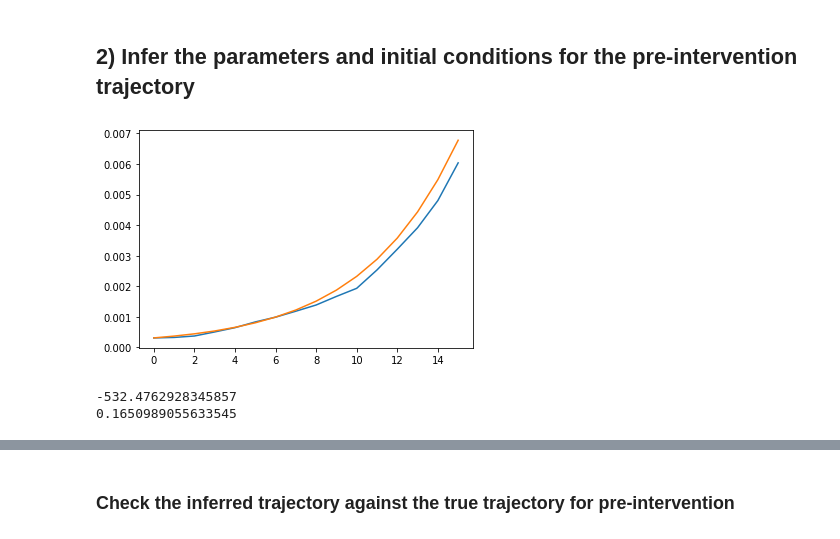
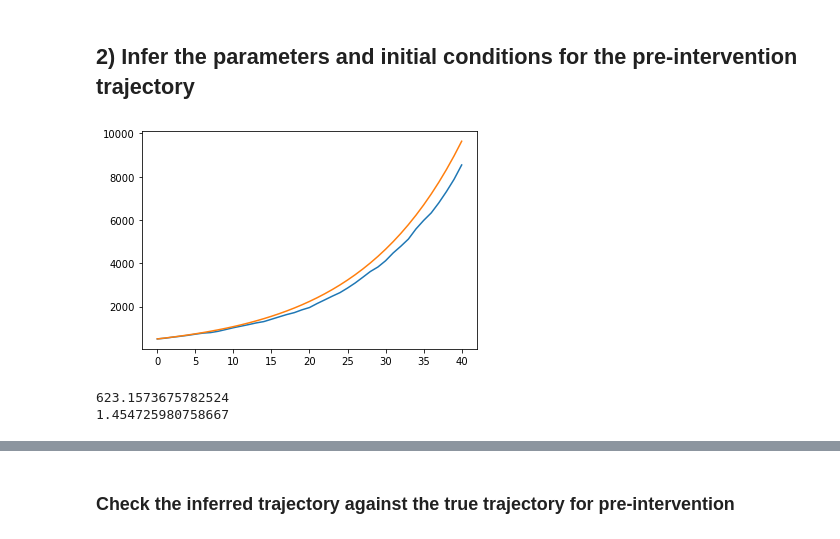
Before and after one commit to rajeshrinet/pyross, a Jupyter notebook: examples/inference/ex13_calibration_latent_SIR.ipynb, the cells around one changed output, grey strips where cells are left out. Drawn from its saved outputs; the diff is of its cells as text; code cells hidden in the pictures.

```diff
--- a/examples/inference/ex13_calibration_latent_SIR.ipynb
+++ b/examples/inference/ex13_calibration_latent_SIR.ipynb
@@ -72,6 +72,4 @@ for i in range(M):
         CS[i,j] = np.sum( CS0[i1:i1+4, j1:j1+4] )/Ni[i]
         CO[i,j] = np.sum( CO0[i1:i1+4, j1:j1+4] )/Ni[i]
 
-# rescale the population
-N /= 5e2
-Ni = N*fi
+print(N)
@@ -108,18 +104,24 @@ plt.show()
 # %%
-beta  = 0.04      # contact rate parameter
+beta  = 0.02      # contact rate parameter
 gIa   = 1./7            # recovery rate of asymptomatic infectives
 gIs   = 1./7            # recovery rate of symptomatic infectives
 alpha = 0.2              # asymptomatic fraction
-fsa   = 0.8               # suppresion of contact by symptomatics
+fsa   = 1               # suppresion of contact by symptomatics
 
 
 # initial conditions
-Is0 = np.ones(M)*10
-Ia0 = np.ones((M))*2
+Is0 = np.zeros(M)
+Is0[1] = 10
+Ia0 = np.zeros((M))
 R0  = np.zeros((M))
 S0  = Ni - (Ia0 + Is0 + R0)
 
 # contact matrix
+width = 10
+loc = T_intervention
+aW_f = 0.9
+aS_f = 0.8
+aO_f = 0.8
 contactMatrix = generator.intervention_custom_temporal(intervention_fun,
                                                        width=width, loc=loc,
                                                        aW_f=aW_f, aS_f=aS_f, aO_f=aO_f)
@@ -128,8 +130,8 @@ parameters = {'alpha':alpha,'beta':beta, 'gIa':gIa,'gIs':gIs,'fsa':fsa}
 model = pyross.stochastic.SIR(parameters, M, Ni)
 
 # start simulation
-Tf=100;  Nf=Tf+1
-data=model.simulate(S0, Ia0, Is0, contactMatrix, Tf, Nf)
+Tf=600;  Nf=Tf+1
+data=model.simulate(S0, Ia0, Is0, contactMatrix, Tf, Nf, method='tau-leaping')
 np.save('cal_lat_SIR_traj.npy', data['X'])
 # %%
 # plot the number of infected people
@@ -148,49 +150,42 @@ plt.show()
 # %% [markdown]
 ## 2) Infer the parameters and initial conditions for the pre-intervention trajectory
 # %%
-Tf_initial = 15 # truncate to only getting the pre-intervention trajectory
+N_start = 50
+Tf_initial = 40 # truncate to only getting the pre-intervention trajectory
 Nf_initial = Tf_initial+1
 
 x = (np.load('cal_lat_SIR_traj.npy')).astype('float')
-x = (x/N)[:Nf_initial]
+x = x[N_start:N_start+Nf_initial]
 
 # a filter that yields the Is only
 fltr = np.kron([0, 0, 1],np.identity(M))
 obs=np.einsum('ij,kj->ki', fltr, x)
 x0 = x[0]
 
-steps = 8 # number of steps
-estimator = pyross.inference.SIR(parameters, M, fi, int(N), steps)
+steps = 4 # number of steps
+estimator = pyross.inference.SIR(parameters, M, Ni, 1, steps)
 
 # Check the deterministic simulation against stochstic simulations with the same parameters and initial conditons
 # They are likely to be different due to the inherent stochasticity of the model
-contactMatrix = generator.intervention_custom_temporal(intervention_fun,
-                                                       width=width, loc=loc,
-                                                       aW_f=aW_f, aS_f=aS_f, aO_f=aO_f)
 
-# generator.constant_contactMatrix()
-det_model = estimator.make_det_model(parameters)
-estimator.set_det_method('LSODA')
-xm = estimator.integrate(x[0], 0, Tf_initial, Nf_initial, det_model, contactMatrix)
+estimator.set_det_model(parameters)
+estimator.set_contact_matrix(contactMatrix)
+xm = estimator.integrate(x[0], 0, Tf_initial, Nf_initial)
 t = np.linspace(0, Tf_initial, Nf_initial)
 plt.plot(t, np.sum(x[:,2*M:3*M], axis=1))
 plt.plot(t, np.sum(xm[:,2*M:3*M], axis=1))
 plt.show()
 # %% [output]
-[figure, old version]
+[figure, new version]
 # %%
-# Initialise the estimator
-estimator = pyross.inference.SIR(parameters, M, fi, int(N), steps)
-
 # Compute -log_p for the original (correct) parameters
 # This gives an estimate of the final -logp we expect from the optimisation scheme
 start_time = time.time()
 parameters = {'alpha': alpha, 'beta':beta, 'gIa':gIa, 'gIs':gIs,'fsa':fsa}
-contactMatrix = generator.constant_contactMatrix() # set contact matrix to be constant
-logp = estimator.minus_logp_red(parameters, x0, obs[1:], fltr, Tf_initial, Nf_initial, contactMatrix)
+logp = estimator.minus_logp_red(parameters, x0, obs, fltr, Tf_initial, contactMatrix)
 end_time = time.time()
 print(logp)
 print(end_time - start_time)
 # %% [output]
--532.4762928345857
-0.1650989055633545
+623.1573675782524
+1.454725980758667
```
Also changed, not shown: parts of 14 cells of this notebook, 1 other file.
